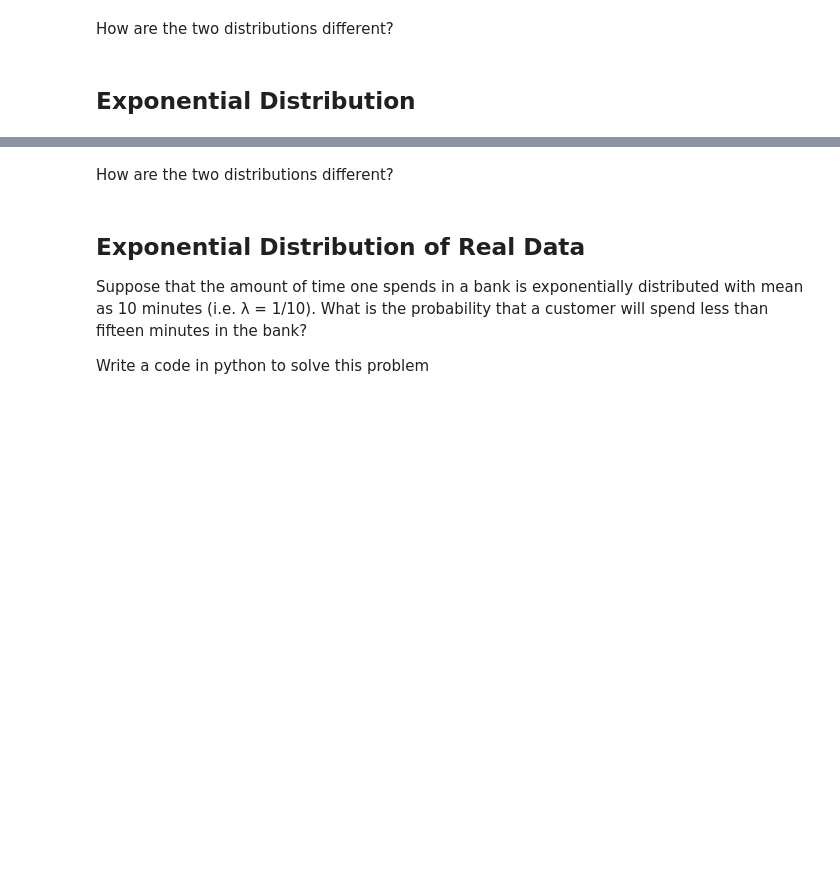
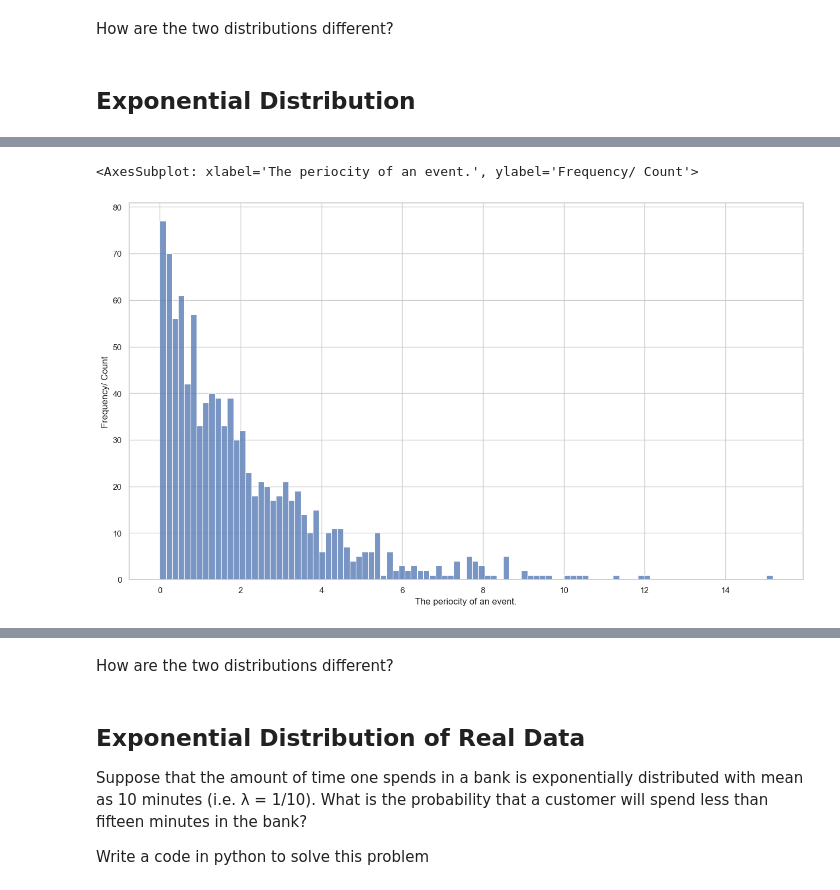
Before and after one commit to Ironhack-data-bcn-january-2023/lab-continuous-probability-distributions, a Jupyter notebook: your-code/main.ipynb, the cells around one changed output, grey strips where cells are left out. Drawn from its saved outputs; the diff is of its cells as text; code cells hidden in the pictures; blank space fills up the shorter version.

```diff
--- a/your-code/main.ipynb
+++ b/your-code/main.ipynb
@@ -65,0 +120,18 @@ Your output should look like below:
+# %%
+# Exponential distribution predicts the probability you will wait for a certain amount of time until the next event.
+# based on an average (aka scale OR expected value).
+# The average is used to describe the center of the distribution
+
+# your code here
+def exp_dist(scale, size):
+    sample = np.random.exponential(scale=scale, size=size)
+
+    fig = sns.histplot(sample, bins=100)
+    plt.xlabel('The periocity of an event.')
+    plt.ylabel('Frequency/ Count')
+    return fig
+# %%
+exp_dist(scale=2, size=1000)
+# %% [output]
+<AxesSubplot: xlabel='The periocity of an event.', ylabel='Frequency/ Count'>
+[figure, added]
```
Also changed, not shown: parts of 13 cells of this notebook.
